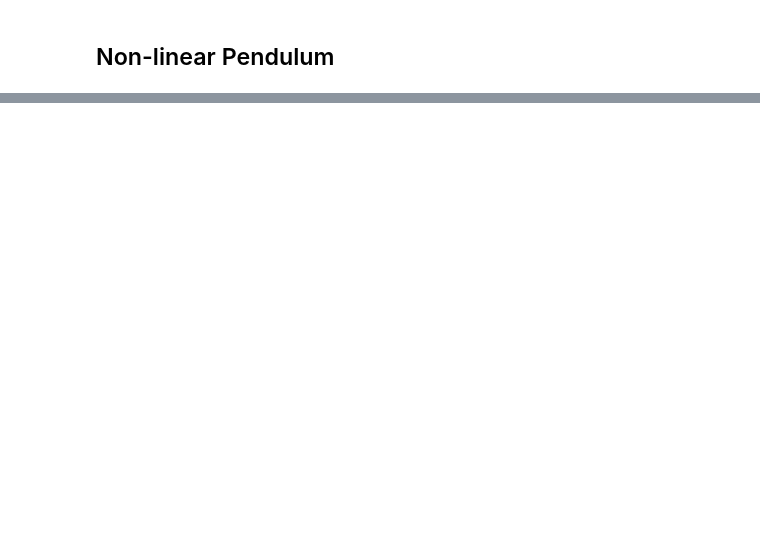
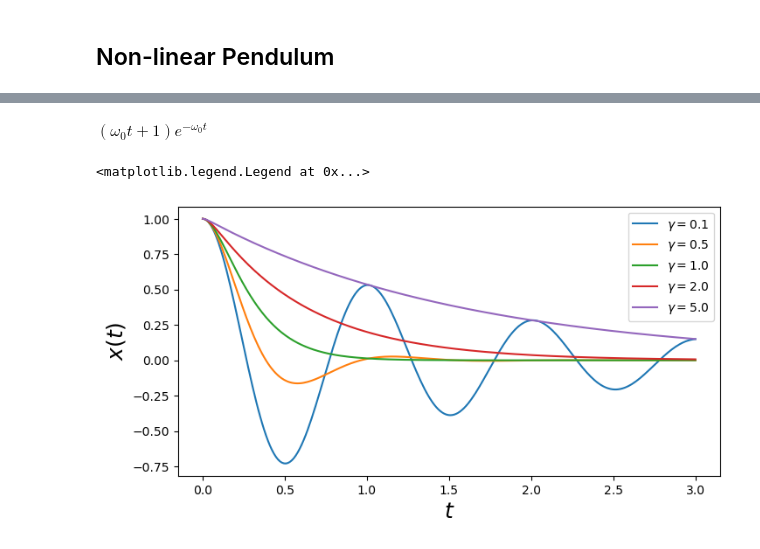
Before and after one commit to algorythmist/computational-physics, a Jupyter notebook: odes.ipynb, the cells around one changed output, grey strips where cells are left out. Saved outputs shown, nothing was run; the diff lists cells and outputs as text; code cells hidden in the pictures; blank space fills up the shorter version.

Commit message:
solving odes with sympy

```diff
--- a/odes.ipynb
+++ b/odes.ipynb
@@ -227,0 +275,3 @@ plt.plot(t, z.T)
+# %%
+ode_sol = sympy.dsolve(ode)
+ode_sol
@@ -227,0 +282,3 @@ plt.plot(t, z.T)
+# %%
+ics = {x(0): 1, x(t).diff(t).subs(t, 0): 0}
+ics
@@ -227,0 +287,3 @@ plt.plot(t, z.T)
+# %%
+x_t_sol =apply_ics(ode_sol, ics, t, [omega0, gamma])
+x_t_sol
@@ -227,0 +292,23 @@ plt.plot(t, z.T)
+# %%
+# Account for the case gamma = 1
+
+x_t_critical = sympy.limit(x_t_sol.rhs, gamma, 1)
+x_t_critical
+# %% [output]
+$\displaystyle \left(\omega_{0} t + 1\right) e^{- \omega_{0} t}$
+# %%
+fig, ax = plt.subplots(figsize=(8,4))
+tt = np.linspace(0,3,250)
+w0 = 2*sympy.pi
+for g in [0.1, 0.5, 1, 2.0, 5.0]:
+    if g == 1:
+        x_t = sympy.lambdify(t,x_t_critical.subs({omega0:w0}), "numpy")
+    else:
+        x_t = sympy.lambdify(t,x_t_sol.rhs.subs({omega0: w0, gamma: g}),"numpy")
+    ax.plot(tt, x_t(tt).real, label=r"$\gamma = %.1f$" % g)
+ax.set_xlabel(r"$t$", fontsize=18)
+ax.set_ylabel(r"$x(t)$", fontsize=18)
+ax.legend()
+# %% [output]
+<matplotlib.legend.Legend at 0x...>
+[figure, added]
```
Also changed, not shown: parts of 23 cells of this notebook, 2 other files.
